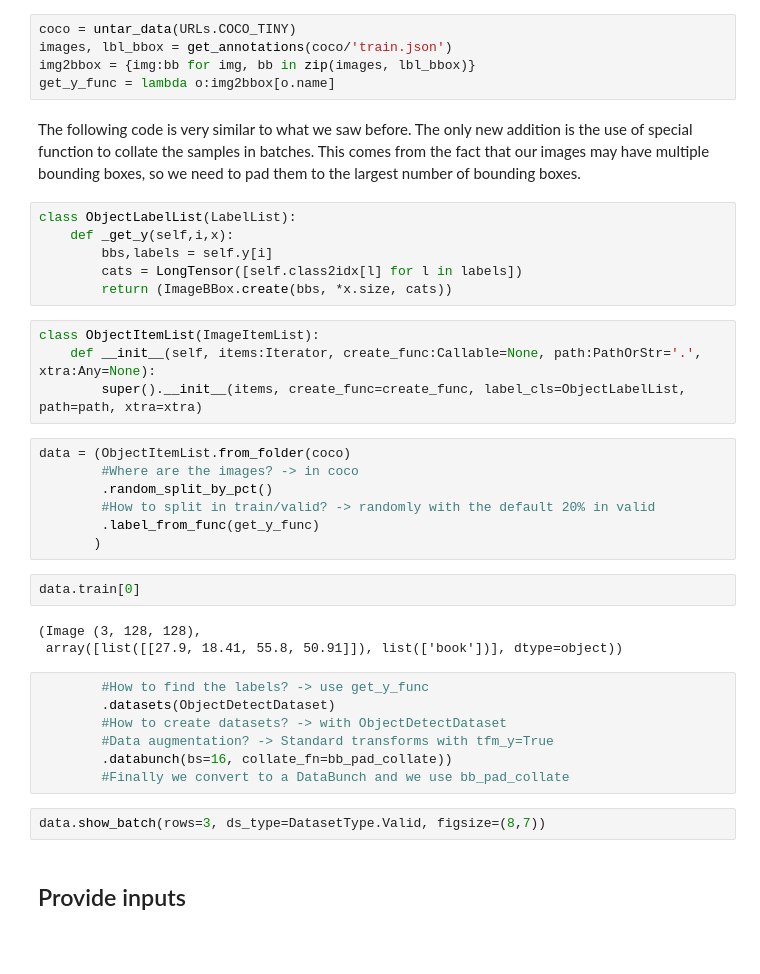
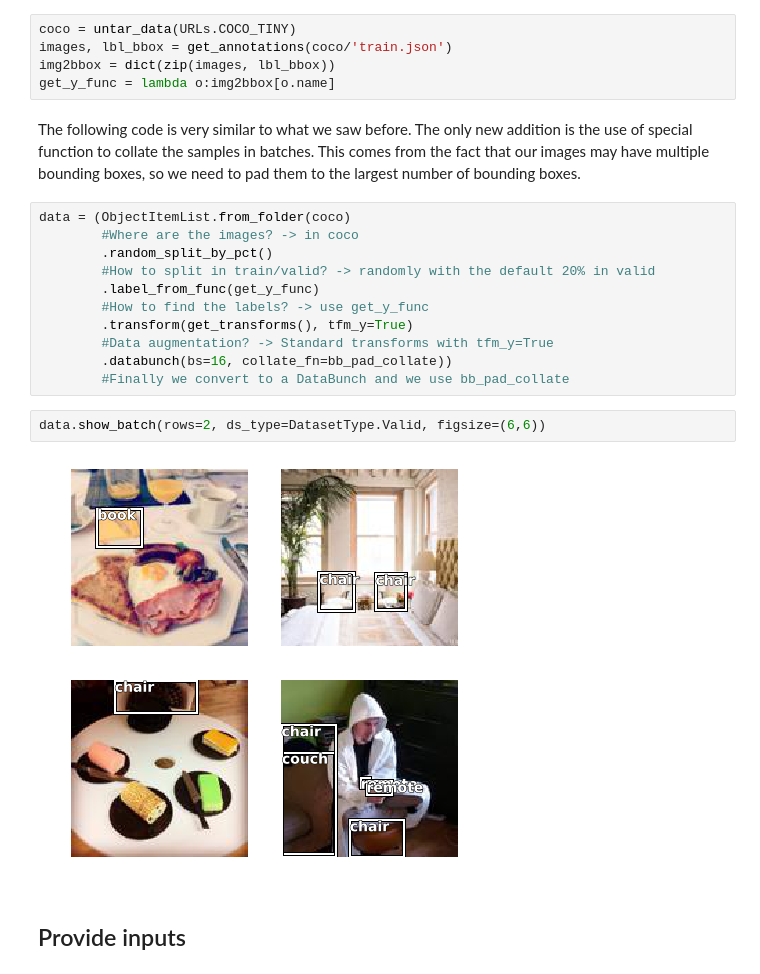
Before and after one commit to zhaoshaojun/fastai, a Jupyter notebook: docs_src/data_block.ipynb, the cells around one changed output. Cells and saved outputs as stored; diff of their text form; blank space fills up the shorter version.

```diff
--- a/docs_src/data_block.ipynb
+++ b/docs_src/data_block.ipynb
@@ -141,41 +117,25 @@ One last example for object detection. We use our tiny sample of the [COCO datas
 # %%
 coco = untar_data(URLs.COCO_TINY)
 images, lbl_bbox = get_annotations(coco/'train.json')
-img2bbox = {img:bb for img, bb in zip(images, lbl_bbox)}
+img2bbox = dict(zip(images, lbl_bbox))
 get_y_func = lambda o:img2bbox[o.name]
 # %% [markdown]
 The following code is very similar to what we saw before. The only new addition is the use of special function to collate the samples in batches. This comes from the fact that our images may have multiple bounding boxes, so we need to pad them to the largest number of bounding boxes.
-# %%
-class ObjectLabelList(LabelList):
-    def _get_y(self,i,x):
-        bbs,labels = self.y[i]
-        cats = LongTensor([self.class2idx[l] for l in labels])
-        return (ImageBBox.create(bbs, *x.size, cats))
-# %%
-class ObjectItemList(ImageItemList):
-    def __init__(self, items:Iterator, create_func:Callable=None, path:PathOrStr='.', xtra:Any=None):
-        super().__init__(items, create_func=create_func, label_cls=ObjectLabelList, path=path, xtra=xtra)
 # %%
 data = (ObjectItemList.from_folder(coco)
         #Where are the images? -> in coco
         .random_split_by_pct()
         #How to split in train/valid? -> randomly with the default 20% in valid
         .label_from_func(get_y_func)
-       )
+        #How to find the labels? -> use get_y_func
+        .transform(get_transforms(), tfm_y=True)
+        #Data augmentation? -> Standard transforms with tfm_y=True
+        .databunch(bs=16, collate_fn=bb_pad_collate))
+        #Finally we convert to a DataBunch and we use bb_pad_collate
-# %%
-data.train[0]
-# %% [output]
-(Image (3, 128, 128),
- array([list([[27.9, 18.41, 55.8, 50.91]]), list(['book'])], dtype=object))
-# %%
-        #How to find the labels? -> use get_y_func
-        .datasets(ObjectDetectDataset)
-        #How to create datasets? -> with ObjectDetectDataset
-        #Data augmentation? -> Standard transforms with tfm_y=True
-        .databunch(bs=16, collate_fn=bb_pad_collate))
-        #Finally we convert to a DataBunch and we use bb_pad_collate
 # %%
-data.show_batch(rows=3, ds_type=DatasetType.Valid, figsize=(8,7))
+data.show_batch(rows=2, ds_type=DatasetType.Valid, figsize=(6,6))
+# %% [output]
+[figure, added]
 # %% [markdown]
 ## Provide inputs
 # %% [markdown]
```
Also changed, not shown: parts of 10 cells of this notebook, 4 other files.
